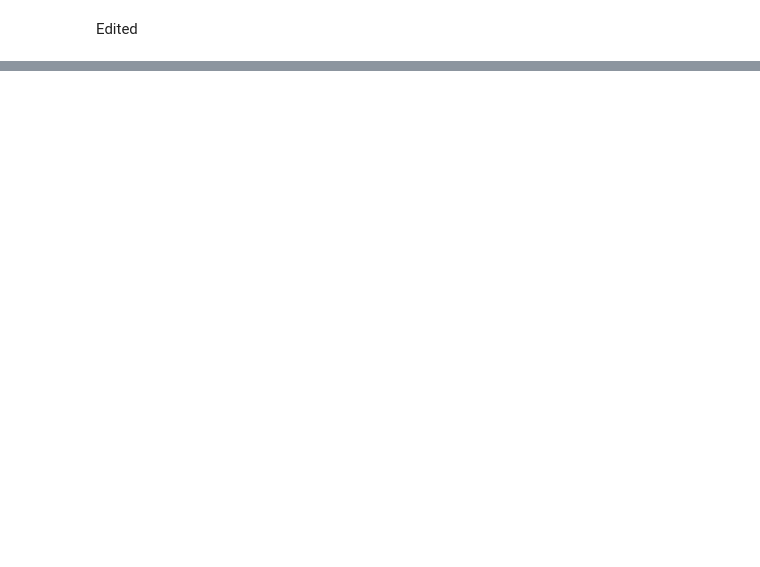
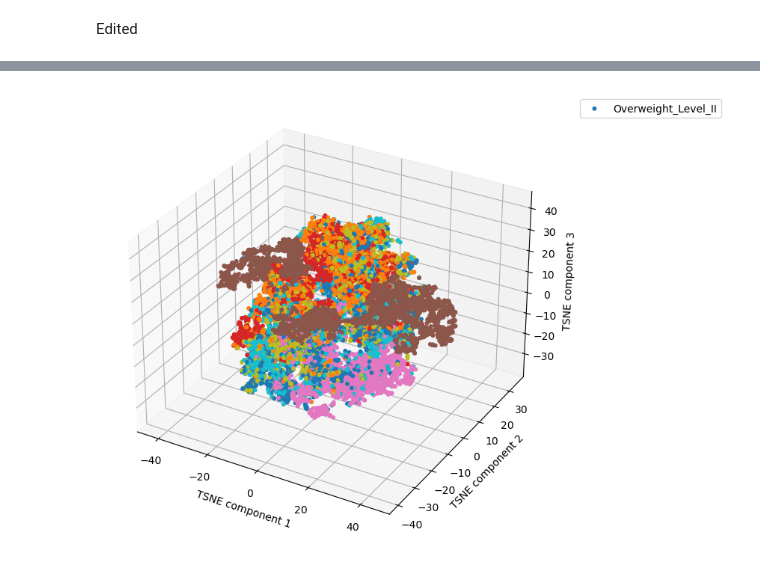
Before and after one commit to Brqtnguyen/DSPproject, a Jupyter notebook: DataVis.ipynb, the cells around one changed output, grey strips where cells are left out. Drawn from its saved outputs; the diff is of its cells as text; code cells hidden in the pictures; blank space fills up the shorter version.

```diff
--- a/DataVis.ipynb
+++ b/DataVis.ipynb
@@ -722,0 +832,12 @@ Edited
+# %%
+n_components=3
+t_sne2 = manifold.TSNE(
+    n_components=n_components,
+    perplexity=30,
+    init="random",
+    n_iter=3000,
+    random_state=42,
+    verbose=True
+)
+# %%
+S_t_sne2 = t_sne2.fit_transform(X_2)
@@ -722,0 +865,31 @@ Edited
+# %%
+# axes instance
+fig = plt.figure(figsize=(6,6))
+ax = Axes3D(fig, auto_add_to_figure=False)
+fig.add_axes(ax)
+
+x2 = S_t_sne2[:,0]
+y2 = S_t_sne2[:,1]
+z2 = S_t_sne2[:,2]
+
+templist = []
+count = []
+
+for val in y.values:
+    if val not in templist:
+        templist.append(val)
+    count.append(templist.index(val))
+
+# plot
+sc = ax.scatter(x2, y2, z2, s=10, c=count, marker='o', cmap = 'tab10',alpha=1)
+ax.set_xlabel('TSNE component 1')
+ax.set_ylabel('TSNE component 2')
+ax.set_zlabel('TSNE component 3')
+
+# legend
+plt.legend(templist, bbox_to_anchor=(1.05, 1), loc=2)
+
+# save
+plt.savefig("scatter_hue", bbox_inches='tight')
+# %% [output]
+[figure, added]
```
Also changed, not shown: parts of 25 cells of this notebook, 7 other files.
